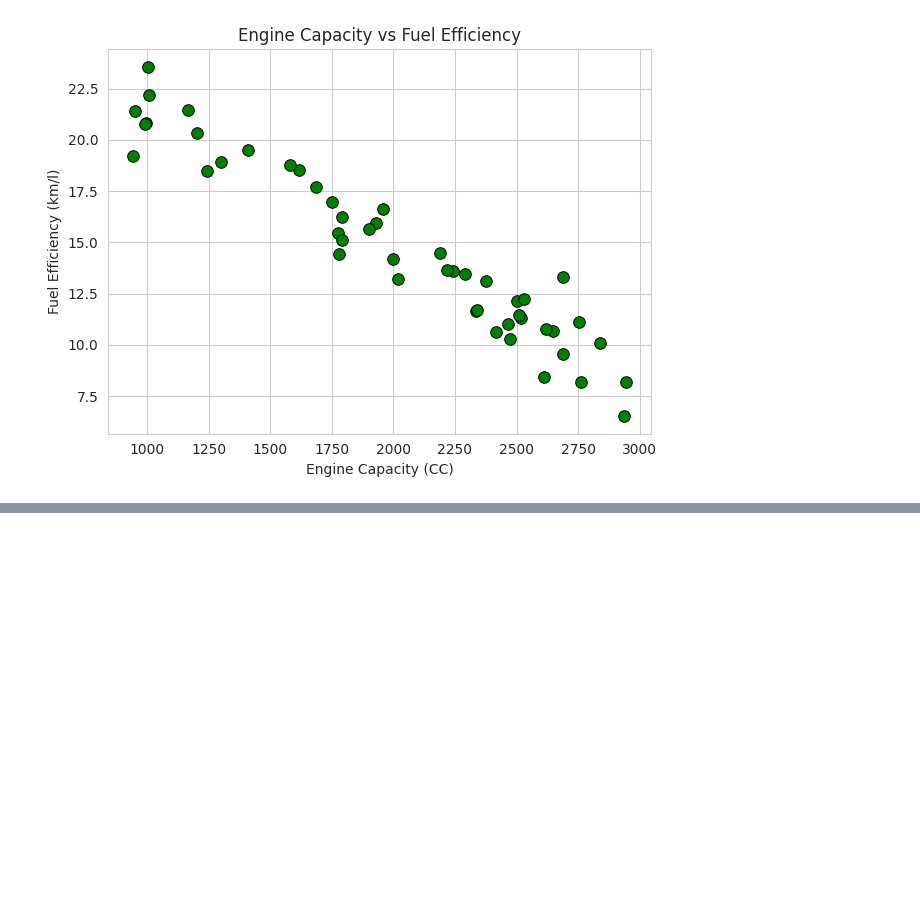
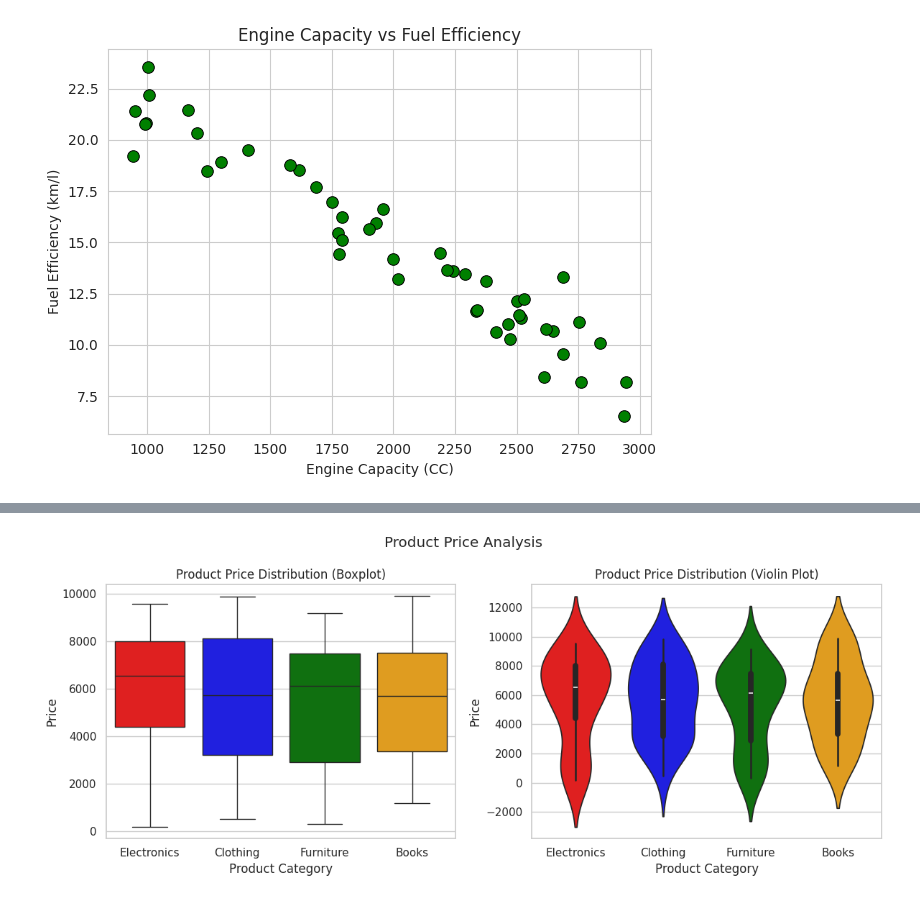
Before and after one commit to harshad8848-ux/Stock_Market, a Jupyter notebook: Untitled0.ipynb, the cells around one changed output, grey strips where cells are left out. Drawn from its saved outputs; the diff is of its cells as text; code cells hidden in the pictures; blank space fills up the shorter version.

```diff
--- a/Untitled0.ipynb
+++ b/Untitled0.ipynb
@@ -81,0 +112,80 @@ plt.show()
+# %%
+
+import matplotlib.pyplot as plt
+import seaborn as sns
+import pandas as pd
+import numpy as np
+
+np.random.seed(42)
+
+categories = ["Electronics", "Clothing", "Furniture", "Books"]
+
+data = pd.DataFrame({
+    "Product ID": range(1, 101),
+    "Product Category": np.repeat(categories, 25),
+    "Product Name": ["Product " + str(i) for i in range(1, 101)],
+    "Brand": np.random.choice(
+        ["Samsung", "Nike", "IKEA", "Sony"], 100
+    ),
+    "Price": np.random.randint(100, 10000, 100),
+    "Customer Rating": np.round(
+        np.random.uniform(2.5, 5, 100), 1
+    )
+})
+
+data.to_csv("product.csv", index=False)
+
+data = pd.read_csv("product.csv")
+
+data.fillna(
+    data.median(numeric_only=True),
+    inplace=True
+)
+
+sns.set_theme(style="whitegrid")
+
+fig, axes = plt.subplots(
+    nrows=1, ncols=2, figsize=(12, 5)
+)
+
+sns.boxplot(
+    data=data,
+    x="Product Category",
+    y="Price",
+    palette=["red", "blue", "green", "orange"],
+    ax=axes[0],
+    hue="Product Category",
+    legend=False
+)
+
+axes[0].set_title("Product Price Distribution (Boxplot)")
+axes[0].set_xlabel("Product Category")
+axes[0].set_ylabel("Price")
+
+sns.violinplot(
+    data=data,
+    x="Product Category",
+    y="Price",
+    palette=["red", "blue", "green", "orange"],
+    ax=axes[1],
+    hue="Product Category",
+    legend=False
+)
+
+axes[1].set_title("Product Price Distribution (Violin Plot)")
+axes[1].set_xlabel("Product Category")
+axes[1].set_ylabel("Price")
+
+fig.suptitle("Product Price Analysis")
+
+plt.tight_layout()
+plt.savefig("product_analysis.png")
+plt.show()
+
+print(data["Price"].describe())
+
+print(
+    data.groupby("Product Category")["Price"].median()
+)
+# %% [output]
+[figure, added]
```
Also changed, not shown: parts of 4 cells of this notebook.
